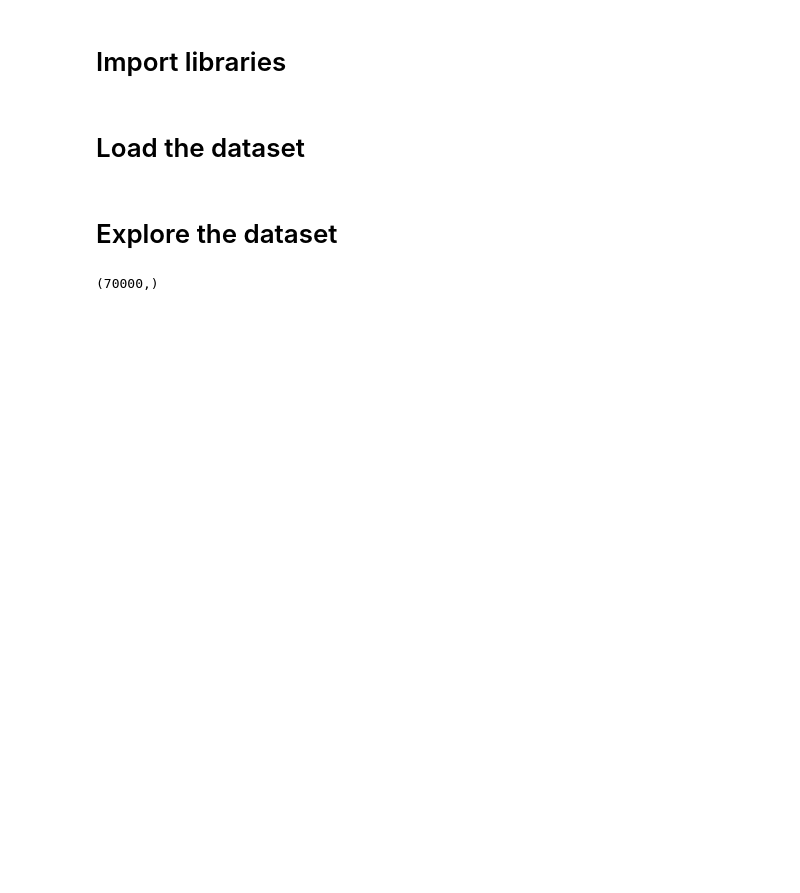
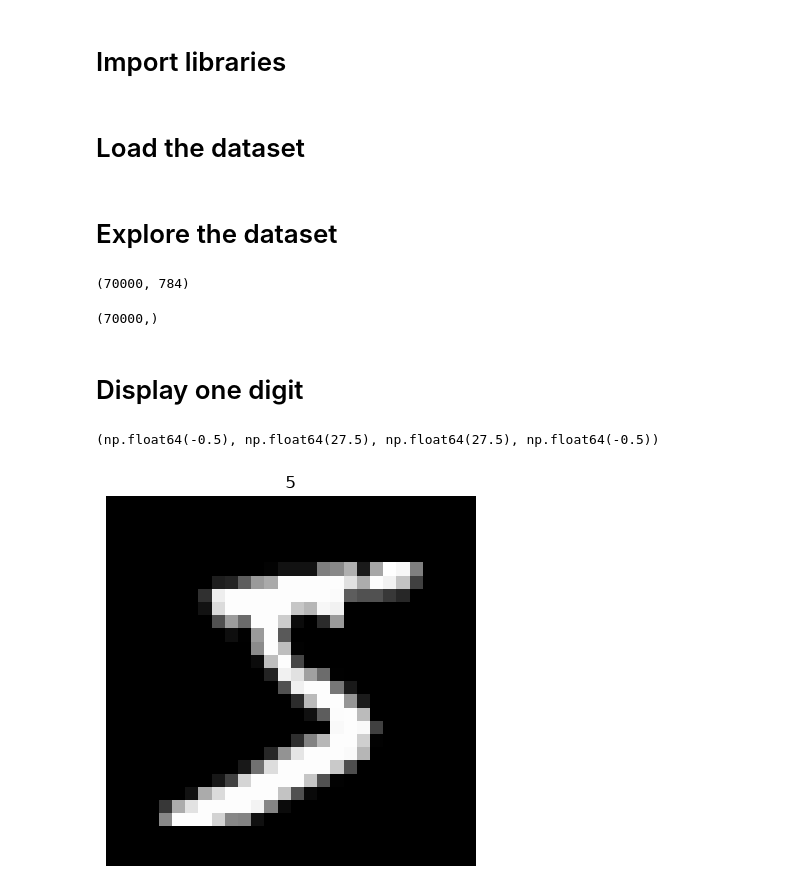
Before and after one commit to shy942/ML-exploration, a Jupyter notebook: notebooks/06_Dimensionality_Reduction.ipynb, the cells around one changed output. Saved outputs shown, nothing was run; the diff lists cells and outputs as text; code cells hidden in the pictures; blank space fills up the shorter version.

```diff
--- a/notebooks/06_Dimensionality_Reduction.ipynb
+++ b/notebooks/06_Dimensionality_Reduction.ipynb
@@ -27,14 +30,33 @@ import time
 # Load the dataset
 # %%
 # The MNIST is a database of handwritten digits '01_EDA.ipynb
-mnist = fetch_openml("mnist_784", version=1, as_frame=False)
-X = mnist.data
+X, y_raw = fetch_openml("mnist_784", version=1, as_frame=False, return_X_y=True)
+
 # Feature
-y = mnist.
+y = y_raw.astype(np.uint8)
 # %% [markdown]
 # Explore the dataset
-# %%
-X.shape
-y.shape
-# %% [output]
-(70000,)
+# %%
+# (no_of_row, n0_of_feature)
+X.shape
+# %% [output]
+(70000, 784)
+# %%
+# no_pf_label
+y.shape
+# %% [output]
+(70000,)
+# %% [markdown]
+# Display one digit
+# %%
+plt.imshow(
+    X[0].reshape(28,28),
+    cmap="gray"
+)
+
+plt.title(y[0])
+
+plt.axis("off")
+# %% [output]
+(np.float64(-0.5), np.float64(27.5), np.float64(27.5), np.float64(-0.5))
+[figure, added]
```
Also changed, not shown: parts of 14 cells of this notebook, 1 other file.
